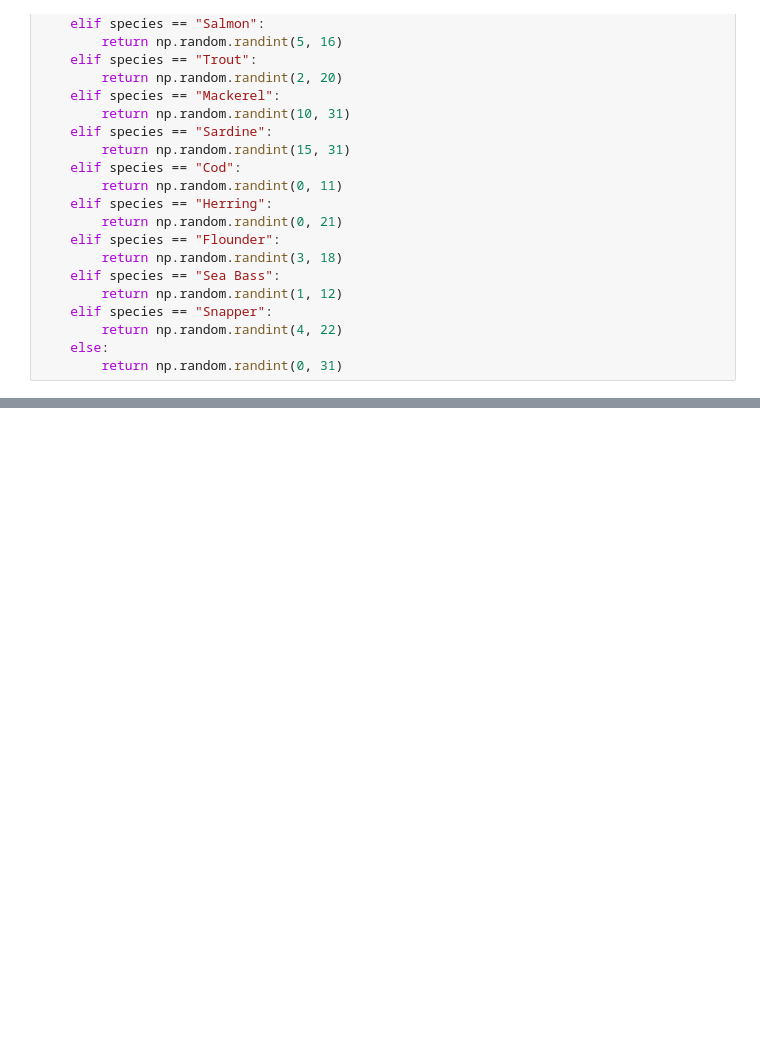
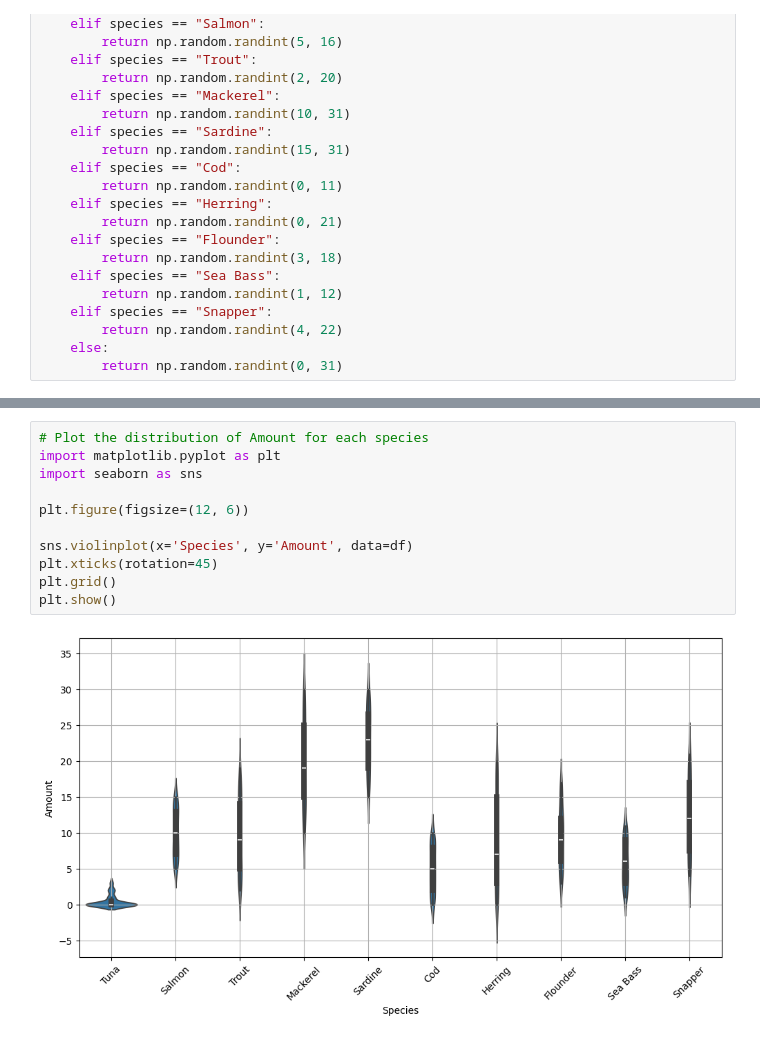
Before and after one commit to tatsuhirot/streamlit-app, a Jupyter notebook: data/data-generation.ipynb, the cells around one changed output, grey strips where cells are left out. Saved outputs shown, nothing was run; the diff lists cells and outputs as text; blank space fills up the shorter version.

```diff
--- a/data/data-generation.ipynb
+++ b/data/data-generation.ipynb
@@ -66,0 +54,13 @@ df.head(20)
+# %%
+# Plot the distribution of Amount for each species
+import matplotlib.pyplot as plt
+import seaborn as sns
+
+plt.figure(figsize=(12, 6))
+
+sns.violinplot(x='Species', y='Amount', data=df)
+plt.xticks(rotation=45)
+plt.grid()
+plt.show()
+# %% [output]
+[figure, added]
```
Also changed, not shown: parts of 1 cell of this notebook, 5 other files.
